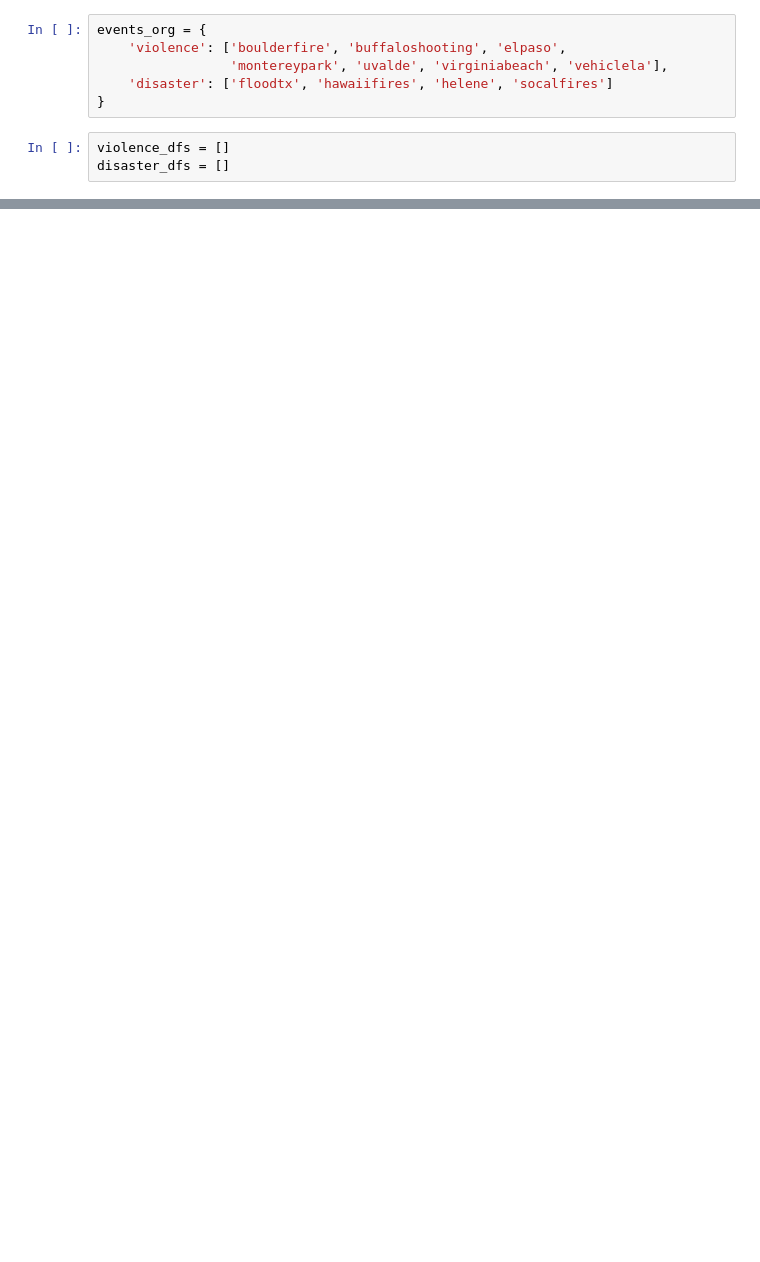
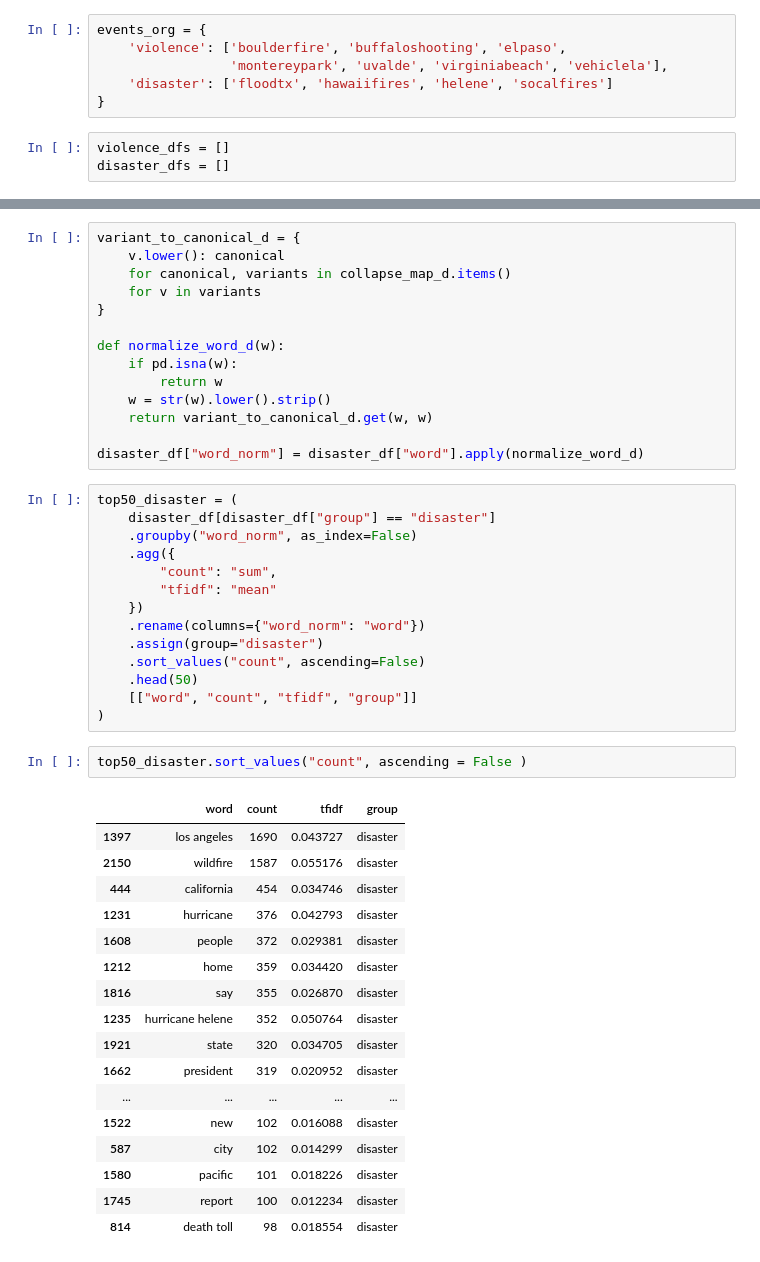
Before and after one commit to elugos/HSMS_LUGOS, a Jupyter notebook: radar_topic_daily.ipynb, the cells around one changed output, grey strips where cells are left out. Drawn from its saved outputs; the diff is of its cells as text; blank space fills up the shorter version.

```diff
--- a/radar_topic_daily.ipynb
+++ b/radar_topic_daily.ipynb
@@ -74,0 +298,48 @@ ValueError: All objects passed were None
+# %%
+variant_to_canonical_d = {
+    v.lower(): canonical
+    for canonical, variants in collapse_map_d.items()
+    for v in variants
+}
+
+def normalize_word_d(w):
+    if pd.isna(w):
+        return w
+    w = str(w).lower().strip()
+    return variant_to_canonical_d.get(w, w)
+
+disaster_df["word_norm"] = disaster_df["word"].apply(normalize_word_d)
+# %%
+top50_disaster = (
+    disaster_df[disaster_df["group"] == "disaster"]
+    .groupby("word_norm", as_index=False)
+    .agg({
+        "count": "sum",
+        "tfidf": "mean"
+    })
+    .rename(columns={"word_norm": "word"})
+    .assign(group="disaster")
+    .sort_values("count", ascending=False)
+    .head(50)
+    [["word", "count", "tfidf", "group"]]
+)
+# %%
+top50_disaster.sort_values("count", ascending = False )
+# %% [output]
+|  | word | count | tfidf | group |
+| 1397 | los angeles | 1690 | 0.043727 | disaster |
+| 2150 | wildfire | 1587 | 0.055176 | disaster |
+| 444 | california | 454 | 0.034746 | disaster |
+| 1231 | hurricane | 376 | 0.042793 | disaster |
+| 1608 | people | 372 | 0.029381 | disaster |
+| 1212 | home | 359 | 0.034420 | disaster |
+| 1816 | say | 355 | 0.026870 | disaster |
+| 1235 | hurricane helene | 352 | 0.050764 | disaster |
+| 1921 | state | 320 | 0.034705 | disaster |
+| 1662 | president | 319 | 0.020952 | disaster |
+| ... | ... | ... | ... | ... |
+| 1522 | new | 102 | 0.016088 | disaster |
+| 587 | city | 102 | 0.014299 | disaster |
+| 1580 | pacific | 101 | 0.018226 | disaster |
+| 1745 | report | 100 | 0.012234 | disaster |
+| 814 | death toll | 98 | 0.018554 | disaster |
```
Also changed, not shown: parts of 19 cells of this notebook, 2 other files.
